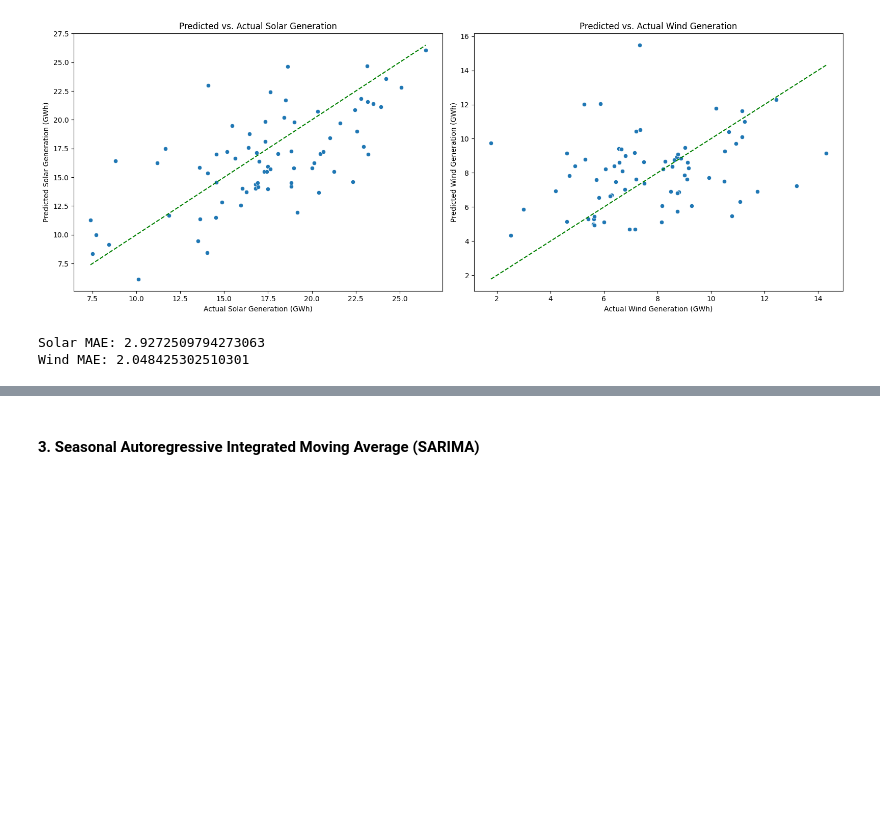
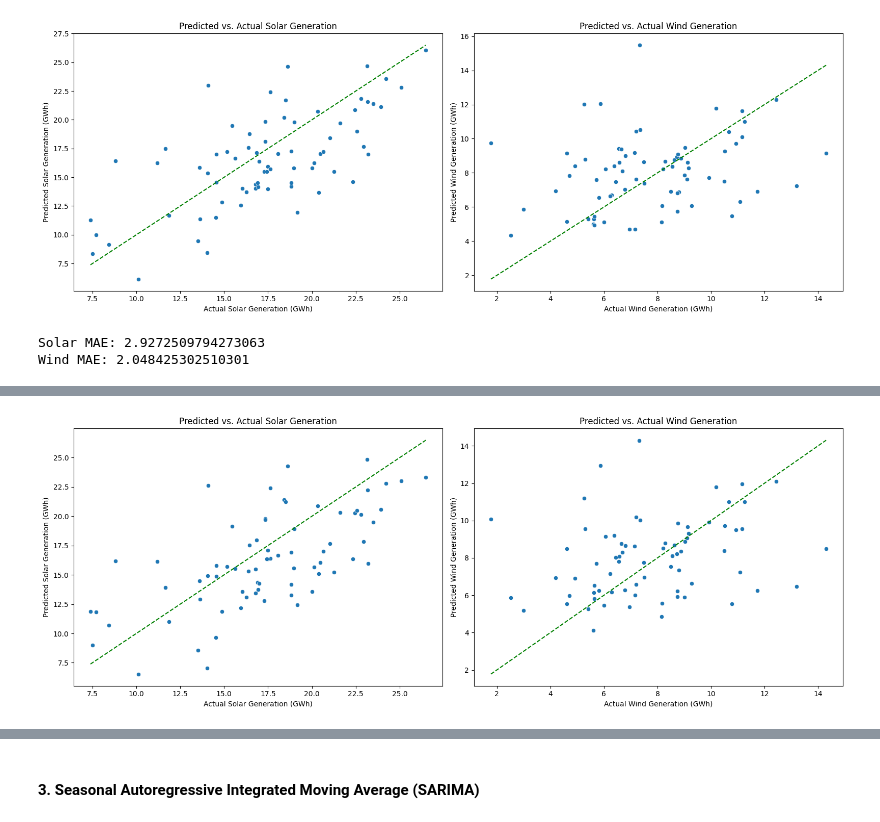
Before and after one commit to Pomtam/Energy-Generation-Forecast, a Jupyter notebook: EnergyGenerationModelling.ipynb, the cells around one changed output, grey strips where cells are left out. Saved outputs shown, nothing was run; the diff lists cells and outputs as text; code cells hidden in the pictures; blank space fills up the shorter version.

```diff
--- a/EnergyGenerationModelling.ipynb
+++ b/EnergyGenerationModelling.ipynb
@@ -611,0 +624,95 @@ Wind MAE: 2.048425302510301
+# %%
+import xgboost as xgb
+from sklearn.model_selection import train_test_split
+from sklearn.preprocessing import StandardScaler
+from sklearn.metrics import mean_absolute_error
+import numpy as np
+import matplotlib.pyplot as plt
+import seaborn as sns
+
+# -- Solar -- #
+# Features: temperature, solar radiation, DOY (seasonality)
+
+# Group weather data by DOY
+WeatherData_avg = WeatherData_df.groupby('DOY')[['temperature_2m_max', 'shortwave_radiation_sum', 'wind_speed_10m_max']].mean().reset_index()
+
+# Encode DOY for seasonality
+WeatherData_avg['DOY_sin'] = np.sin(2 * np.pi * WeatherData_avg['DOY'] / 365)
+WeatherData_avg['DOY_cos'] = np.cos(2 * np.pi * WeatherData_avg['DOY'] / 365)
+
+# Interaction Features for Solar Model
+WeatherData_avg['temp_x_radiation'] = WeatherData_avg['temperature_2m_max'] * WeatherData_avg['shortwave_radiation_sum']
+WeatherData_avg['temp_x_seasonality'] = WeatherData_avg['temperature_2m_max'] * WeatherData_avg['DOY_sin']
+
+X_solar = WeatherData_avg[['temperature_2m_max', 'shortwave_radiation_sum', 'DOY_sin', 'DOY_cos', 'temp_x_radiation', 'temp_x_seasonality']]
+y_solar = EnergyGeneration_clean_df['Solar (Utility) - GWh']
+
+# Feature Scaling
+scaler = StandardScaler()
+X_solar_scaled = scaler.fit_transform(X_solar)
+
+# Data split
+X_train_solar, X_test_solar, y_train_solar, y_test_solar = train_test_split(X_solar_scaled, y_solar, test_size=0.2, random_state=42)
+
+# Train XGBoost model
+Solar_XG_model2 = xgb.XGBRegressor(objective='reg:squarederror', n_estimators=1000, learning_rate=0.05, max_depth=6, random_state=42)
+Solar_XG_model2.fit(X_train_solar, y_train_solar)
+y_pred_solar = Solar_XG_model2.predict(X_test_solar)
+
+
+
+
+# -- Wind -- #
+# Features: wind speed, seasonality
+
+# Group wind data by DOY
+WeatherData_avg_wind = WeatherData_df.groupby('DOY')[['wind_speed_10m_max']].mean().reset_index()
+
+# Encode DOY for seasonality
+WeatherData_avg_wind['DOY_sin'] = np.sin(2 * np.pi * WeatherData_avg_wind['DOY'] / 365)
+WeatherData_avg_wind['DOY_cos'] = np.cos(2 * np.pi * WeatherData_avg_wind['DOY'] / 365)
+
+# Interaction Features for Wind Model
+WeatherData_avg_wind['wind_speed_cubed'] = WeatherData_avg_wind['wind_speed_10m_max'] ** 3  # Wind power ~ wind speed³
+WeatherData_avg_wind['wind_x_seasonality'] = WeatherData_avg_wind['wind_speed_10m_max'] * WeatherData_avg_wind['DOY_sin']
+
+X_wind = WeatherData_avg_wind[['wind_speed_10m_max', 'wind_speed_cubed', 'DOY_sin', 'DOY_cos', 'wind_x_seasonality']]
+y_wind = EnergyGeneration_clean_df['Wind - GWh']
+
+# Feature Scaling
+X_wind_scaled = scaler.fit_transform(X_wind)
+
+# Data split
+X_train_wind, X_test_wind, y_train_wind, y_test_wind = train_test_split(X_wind_scaled, y_wind, test_size=0.2, random_state=42)
+
+# Train XGBoost model
+Wind_XG_model2 = xgb.XGBRegressor(objective='reg:squarederror', n_estimators=1000, learning_rate=0.05, max_depth=6, random_state=42)
+Wind_XG_model2.fit(X_train_wind, y_train_wind)
+y_pred_wind = Wind_XG_model2.predict(X_test_wind)
+
+
+## Plot results
+fig, axes = plt.subplots(1, 2, figsize=(16, 6))
+
+# Solar plot
+sns.scatterplot(x=y_test_solar, y=y_pred_solar, ax=axes[0])
+axes[0].plot([y_test_solar.min(), y_test_solar.max()], [y_test_solar.min(), y_test_solar.max()], 'g--')
+axes[0].set_xlabel("Actual Solar Generation (GWh)")
+axes[0].set_ylabel("Predicted Solar Generation (GWh)")
+axes[0].set_title("Predicted vs. Actual Solar Generation")
+
+# Wind plot
+sns.scatterplot(x=y_test_wind, y=y_pred_wind, ax=axes[1])
+axes[1].plot([y_test_wind.min(), y_test_wind.max()], [y_test_wind.min(), y_test_wind.max()], 'g--')
+axes[1].set_xlabel("Actual Wind Generation (GWh)")
+axes[1].set_ylabel("Predicted Wind Generation (GWh)")
+axes[1].set_title("Predicted vs. Actual Wind Generation")
+
+plt.tight_layout()
+plt.show()
+
+# Print performance metrics
+print("Solar MAE:", mean_absolute_error(y_test_solar, y_pred_solar))
+print("Wind MAE:", mean_absolute_error(y_test_wind, y_pred_wind))
+# %% [output]
+[figure, added]
```
Also changed, not shown: parts of 24 cells of this notebook, 4 other files.
